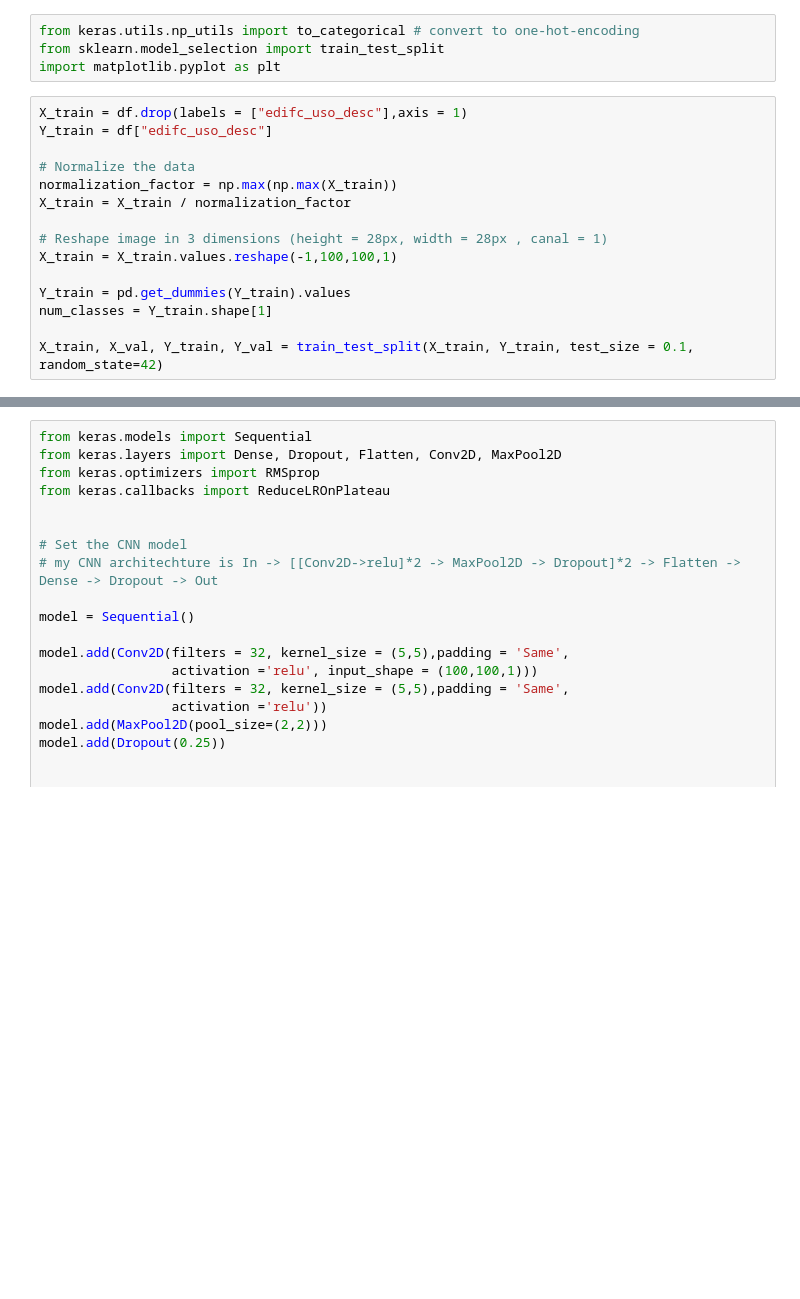
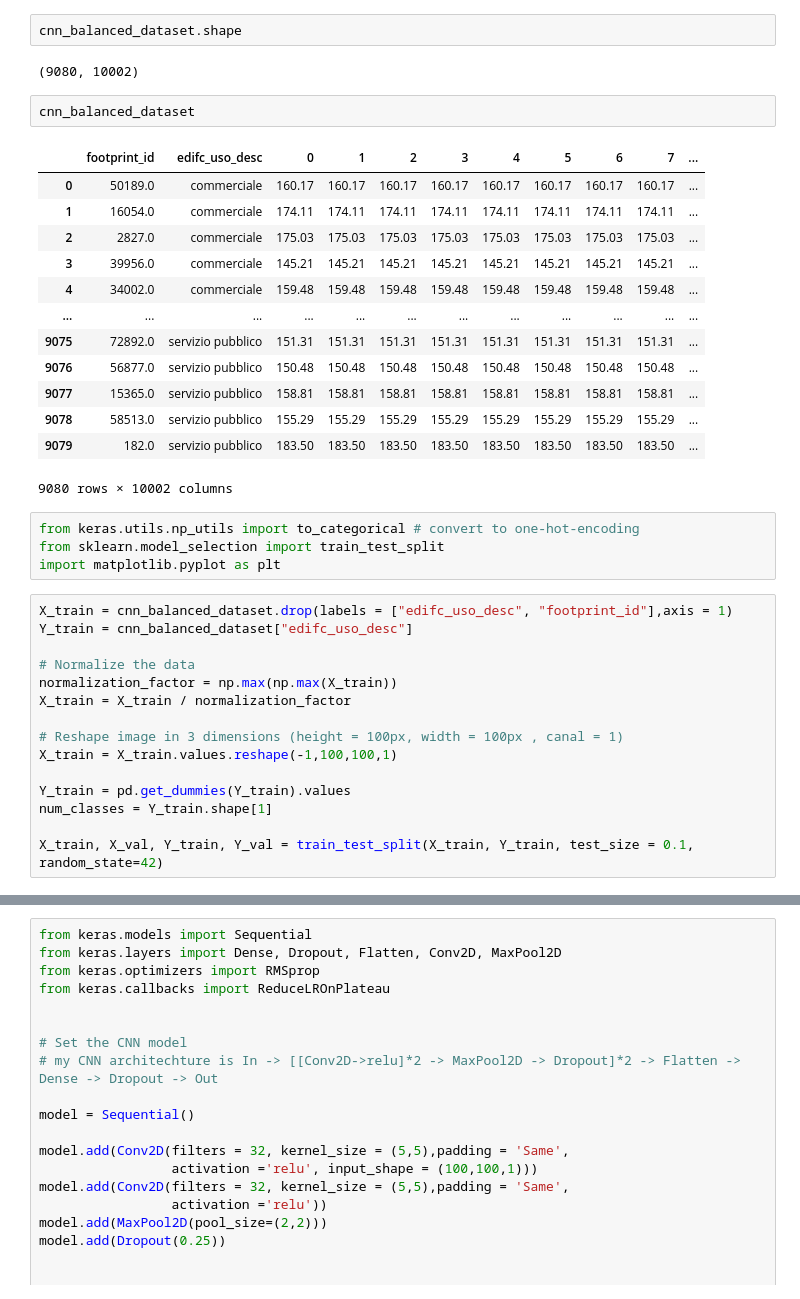
Before and after one commit to bigliolimatteo/skynet-building-functions, a Jupyter notebook: code_cnn.ipynb, the cells around one changed output, grey strips where cells are left out. Saved outputs shown, nothing was run; the diff lists cells and outputs as text; blank space fills up the shorter version.

```diff
--- a/code_cnn.ipynb
+++ b/code_cnn.ipynb
@@ -11,16 +28,36 @@ df = df.drop(columns=["edifc_uso", "footprint_id"])
+# %%
+cnn_balanced_dataset.shape
+# %% [output]
+(9080, 10002)
+# %%
+cnn_balanced_dataset
+# %% [output]
+|  | footprint_id | edifc_uso_desc | 0 | 1 | 2 | 3 | 4 | 5 | 6 | 7 | ... |
+| 0 | 50189.0 | commerciale | 160.17 | 160.17 | 160.17 | 160.17 | 160.17 | 160.17 | 160.17 | 160.17 | ... |
+| 1 | 16054.0 | commerciale | 174.11 | 174.11 | 174.11 | 174.11 | 174.11 | 174.11 | 174.11 | 174.11 | ... |
+| 2 | 2827.0 | commerciale | 175.03 | 175.03 | 175.03 | 175.03 | 175.03 | 175.03 | 175.03 | 175.03 | ... |
+| 3 | 39956.0 | commerciale | 145.21 | 145.21 | 145.21 | 145.21 | 145.21 | 145.21 | 145.21 | 145.21 | ... |
+| 4 | 34002.0 | commerciale | 159.48 | 159.48 | 159.48 | 159.48 | 159.48 | 159.48 | 159.48 | 159.48 | ... |
+| ... | ... | ... | ... | ... | ... | ... | ... | ... | ... | ... | ... |
+| 9075 | 72892.0 | servizio pubblico | 151.31 | 151.31 | 151.31 | 151.31 | 151.31 | 151.31 | 151.31 | 151.31 | ... |
+| 9076 | 56877.0 | servizio pubblico | 150.48 | 150.48 | 150.48 | 150.48 | 150.48 | 150.48 | 150.48 | 150.48 | ... |
+| 9077 | 15365.0 | servizio pubblico | 158.81 | 158.81 | 158.81 | 158.81 | 158.81 | 158.81 | 158.81 | 158.81 | ... |
+| 9078 | 58513.0 | servizio pubblico | 155.29 | 155.29 | 155.29 | 155.29 | 155.29 | 155.29 | 155.29 | 155.29 | ... |
+| 9079 | 182.0 | servizio pubblico | 183.50 | 183.50 | 183.50 | 183.50 | 183.50 | 183.50 | 183.50 | 183.50 | ... |
+9080 rows × 10002 columns
 # %%
 from keras.utils.np_utils import to_categorical # convert to one-hot-encoding
 from sklearn.model_selection import train_test_split
 import matplotlib.pyplot as plt
 # %%
-X_train = df.drop(labels = ["edifc_uso_desc"],axis = 1)
-Y_train = df["edifc_uso_desc"]
+X_train = cnn_balanced_dataset.drop(labels = ["edifc_uso_desc", "footprint_id"],axis = 1)
+Y_train = cnn_balanced_dataset["edifc_uso_desc"]
 
 # Normalize the data
 normalization_factor = np.max(np.max(X_train))
 X_train = X_train / normalization_factor
 
-# Reshape image in 3 dimensions (height = 28px, width = 28px , canal = 1)
+# Reshape image in 3 dimensions (height = 100px, width = 100px , canal = 1)
 X_train = X_train.values.reshape(-1,100,100,1)
 
 Y_train = pd.get_dummies(Y_train).values
```
Also changed, not shown: parts of 13 cells of this notebook, 1 other file.
